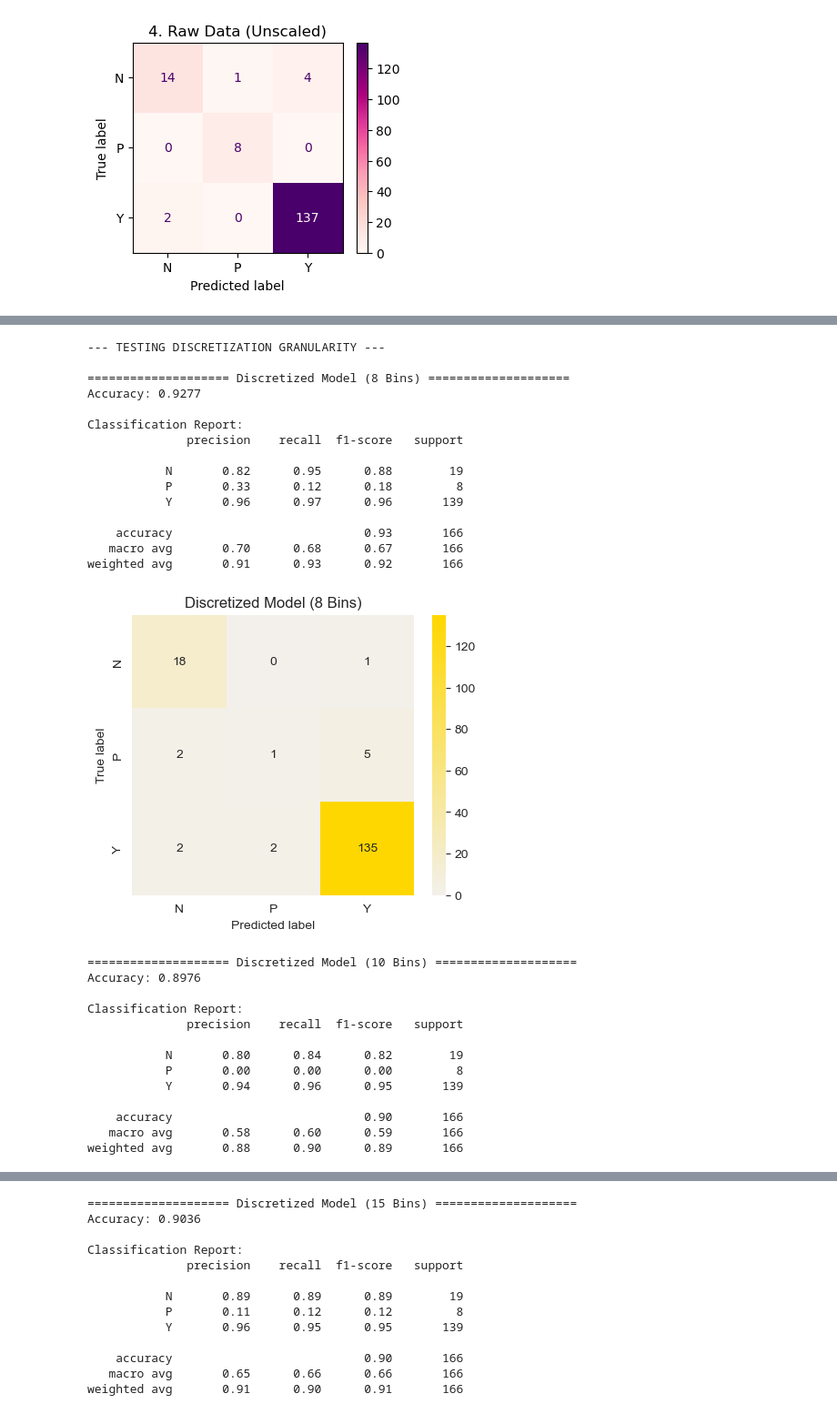
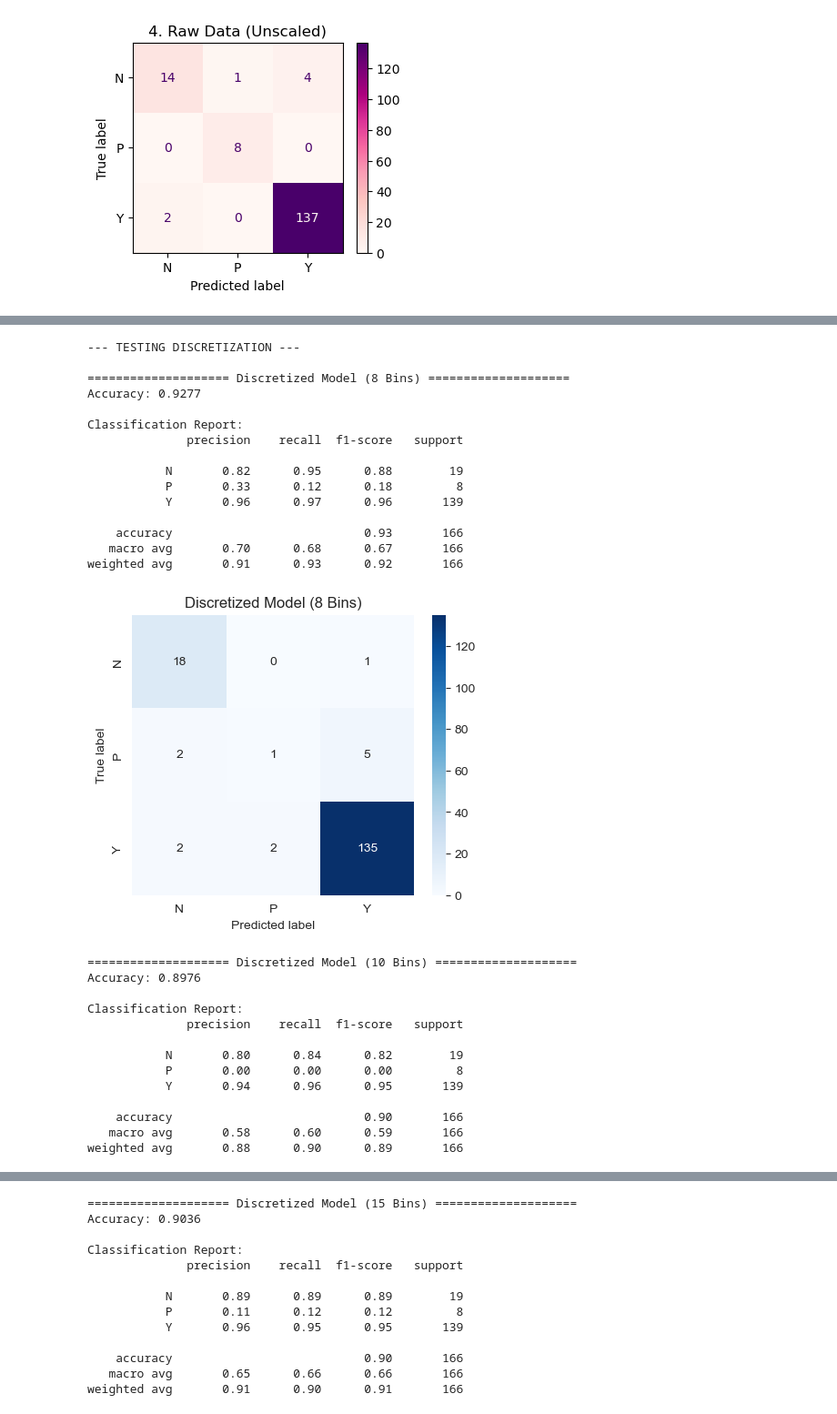
Before and after one commit to OmarH-creator/Diabetes-Prediction, a Jupyter notebook: Models/Naive_Bayes_v2.ipynb, the cells around one changed output, grey strips where cells are left out. Shown at 91% size. Drawn from its saved outputs; the diff is of its cells as text; code cells hidden in the pictures.

```diff
--- a/Models/Naive_Bayes_v2.ipynb
+++ b/Models/Naive_Bayes_v2.ipynb
@@ -154,28 +132,21 @@ weighted avg       0.96      0.96      0.96       166
 [figure]
 # %%
-# ── PHASE 4.1: EXPLORING DIFFERENT BIN COUNTS ──────────────────────────
-import seaborn as sns
-
-# Create a custom nice pastel yellow/gold colormap
-# This creates a soft gradient from off-white to a nice pastel gold
-pastel_yellow_cmap = sns.light_palette("#FFD700", as_cmap=True)
-
+#EXPLORING DIFFERENT BIN COUNTS FOR DISCRETIZATION
 bin_counts = [8, 10, 15]
 bin_results = []
 
-# We will save the 8-bin prediction specifically for the final comparison
+#save the 8-bin prediction specifically for the final comparison
 y_pred_8 = None
 
-print("--- TESTING DISCRETIZATION GRANULARITY ---")
+print("--- TESTING DISCRETIZATION ---")
 
 for k in bin_counts:
+    # 1. Discretize the raw data into k bins
     disc = KBinsDiscretizer(n_bins=k, encode='ordinal', strategy='quantile', subsample=None)
-
-    # Transform raw data
     X_train_k = disc.fit_transform(X_train_raw)
     X_test_k = disc.transform(X_test_raw)
 
-    # Train Multinomial NB
+    # 2. Train Multinomial NB (best for discretized features)
     mnb_k = MultinomialNB().fit(X_train_k, y_train_raw)
     y_pred_k = mnb_k.predict(X_test_k)
 
@@ -183,46 +154,44 @@ for k in bin_counts:
     if k == 8:
         y_pred_8 = y_pred_k
 
-    # Evaluate with the full "Shenanigans" (Metrics + Matrix)
+    # 3. Print the (Full Metrics)
     title = f"Discretized Model ({k} Bins)"
-
-    # We call our evaluate function but pass our custom pastel yellow cmap
     print(f"\n{'='*20} {title} {'='*20}")
     print(f"Accuracy: {accuracy_score(y_test_raw, y_pred_k):.4f}")
     print("\nClassification Report:")
     print(classification_report(y_test_raw, y_pred_k, target_names=class_labels))
 
-    # Plotting the Matrix
+    # 4. Plot Confusion Matrix
     plt.figure(figsize=(5, 4))
     sns.heatmap(confusion_matrix(y_test_raw, y_pred_k),
-                annot=True, fmt='d', cmap=pastel_yellow_cmap,
+                annot=True, fmt='d', cmap="Blues",
                 xticklabels=class_labels, yticklabels=class_labels)
     plt.title(title)
     plt.ylabel('True label')
     plt.xlabel('Predicted label')
     plt.show()
 
     bin_results.append({"Model": f"Discretized ({k} Bins)", "Accuracy": accuracy_score(y_test_raw, y_pred_k)})
 
 print("\n--- BINNING SENSITIVITY SUMMARY ---")
 print(pd.DataFrame(bin_results))
 # %% [output]
---- TESTING DISCRETIZATION GRANULARITY ---
+--- TESTING DISCRETIZATION ---
 
 ==================== Discretized Model (8 Bins) ====================
 Accuracy: 0.9277
 
 Classification Report:
               precision    recall  f1-score   support
 
            N       0.82      0.95      0.88        19
            P       0.33      0.12      0.18         8
            Y       0.96      0.97      0.96       139
 
     accuracy                           0.93       166
    macro avg       0.70      0.68      0.67       166
 weighted avg       0.91      0.93      0.92       166
-[figure, old version]
+[figure, new version]
 ==================== Discretized Model (10 Bins) ====================
 Accuracy: 0.8976
 
```
Also changed, not shown: parts of 4 cells of this notebook.
